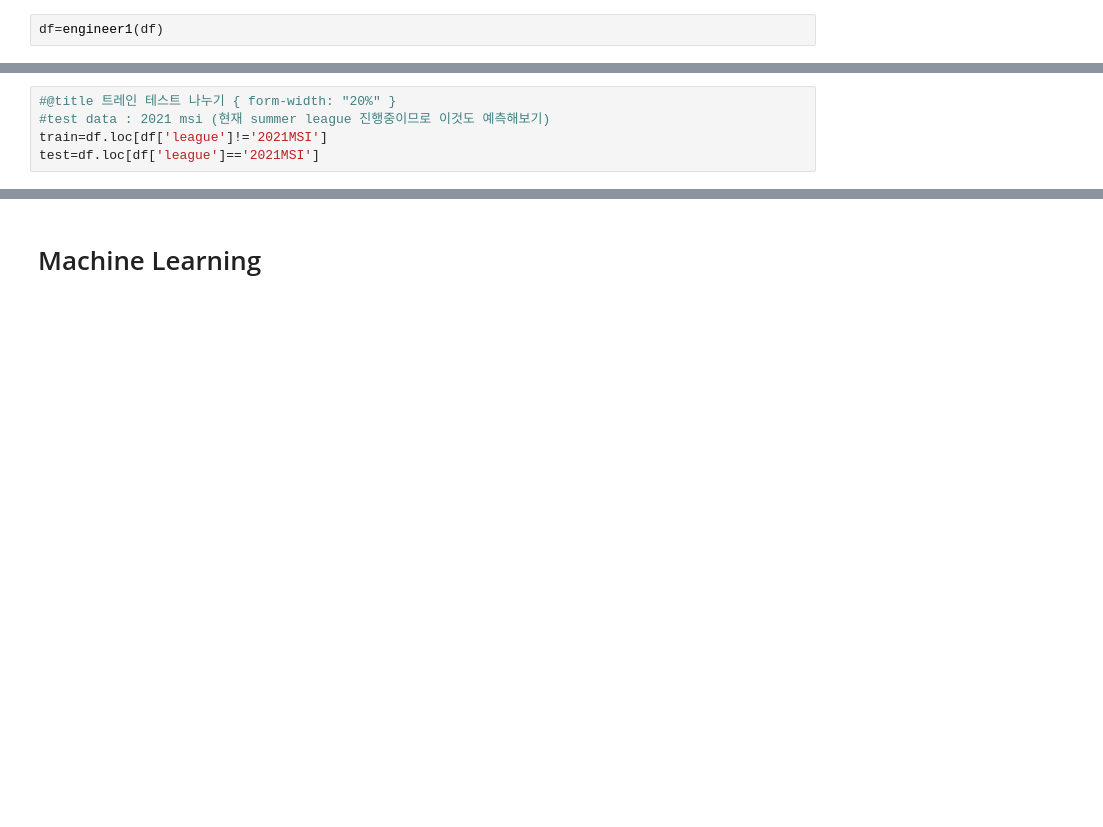
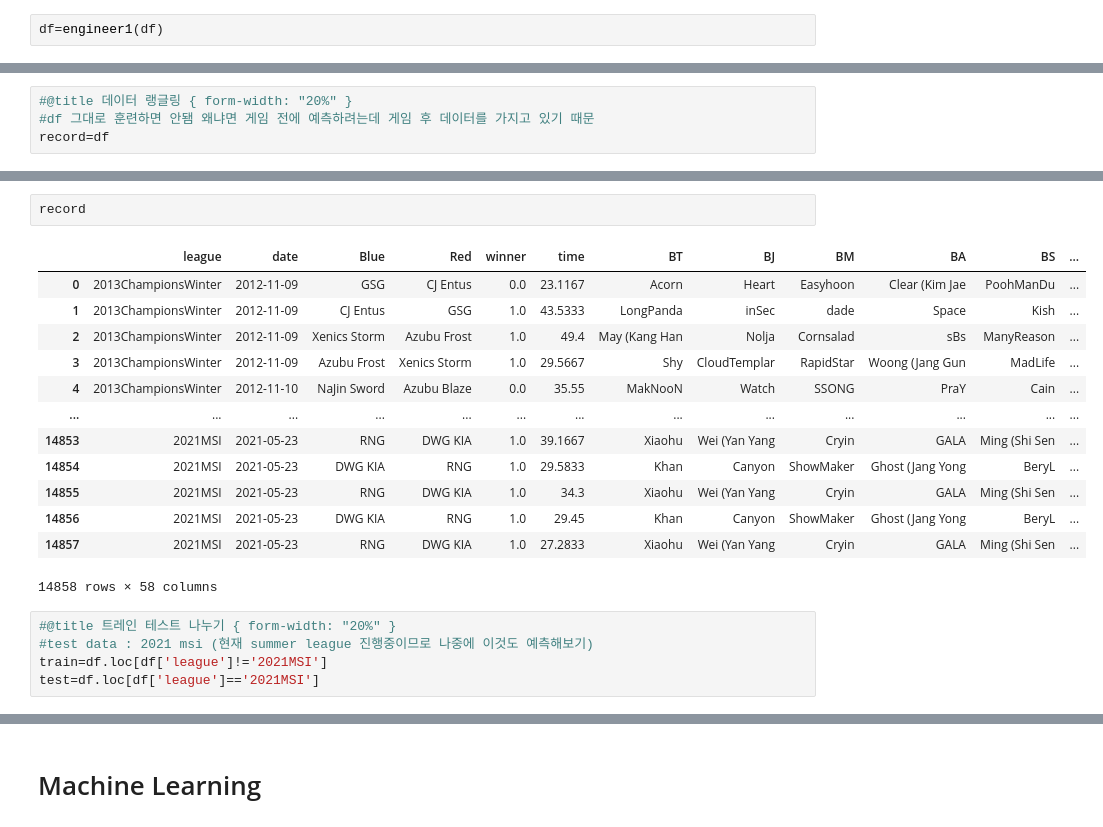
Before and after one commit to snaiws/Project-2, a Jupyter notebook: Project2.ipynb, the cells around one changed output, grey strips where cells are left out. Saved outputs shown, nothing was run; the diff lists cells and outputs as text; blank space fills up the shorter version.

```diff
--- a/Project2.ipynb
+++ b/Project2.ipynb
@@ -949,0 +999,4 @@ df=engineer2(df)
+# %%
+#@title 데이터 랭글링 { form-width: "20%" }
+#df 그대로 훈련하면 안됌 왜냐면 게임 전에 예측하려는데 게임 후 데이터를 가지고 있기 때문
+record=df
@@ -950,5 +1082,21 @@ df=engineer2(df)
+# %%
+record
+# %% [output]
+|  | league | date | Blue | Red | winner | time | BT | BJ | BM | BA | BS | ... |
+| 0 | 2013ChampionsWinter | 2012-11-09 | GSG | CJ Entus | 0.0 | 23.1167 | Acorn | Heart | Easyhoon | Clear (Kim Jae | PoohManDu | ... |
+| 1 | 2013ChampionsWinter | 2012-11-09 | CJ Entus | GSG | 1.0 | 43.5333 | LongPanda | inSec | dade | Space | Kish | ... |
+| 2 | 2013ChampionsWinter | 2012-11-09 | Xenics Storm | Azubu Frost | 1.0 | 49.4 | May (Kang Han | Nolja | Cornsalad | sBs | ManyReason | ... |
+| 3 | 2013ChampionsWinter | 2012-11-09 | Azubu Frost | Xenics Storm | 1.0 | 29.5667 | Shy | CloudTemplar | RapidStar | Woong (Jang Gun | MadLife | ... |
+| 4 | 2013ChampionsWinter | 2012-11-10 | NaJin Sword | Azubu Blaze | 0.0 | 35.55 | MakNooN | Watch | SSONG | PraY | Cain | ... |
+| ... | ... | ... | ... | ... | ... | ... | ... | ... | ... | ... | ... | ... |
+| 14853 | 2021MSI | 2021-05-23 | RNG | DWG KIA | 1.0 | 39.1667 | Xiaohu | Wei (Yan Yang | Cryin | GALA | Ming (Shi Sen | ... |
+| 14854 | 2021MSI | 2021-05-23 | DWG KIA | RNG | 1.0 | 29.5833 | Khan | Canyon | ShowMaker | Ghost (Jang Yong | BeryL | ... |
+| 14855 | 2021MSI | 2021-05-23 | RNG | DWG KIA | 1.0 | 34.3 | Xiaohu | Wei (Yan Yang | Cryin | GALA | Ming (Shi Sen | ... |
+| 14856 | 2021MSI | 2021-05-23 | DWG KIA | RNG | 1.0 | 29.45 | Khan | Canyon | ShowMaker | Ghost (Jang Yong | BeryL | ... |
+| 14857 | 2021MSI | 2021-05-23 | RNG | DWG KIA | 1.0 | 27.2833 | Xiaohu | Wei (Yan Yang | Cryin | GALA | Ming (Shi Sen | ... |
+14858 rows × 58 columns
 # %%
 #@title 트레인 테스트 나누기 { form-width: "20%" }
-#test data : 2021 msi (현재 summer league 진행중이므로 이것도 예측해보기)
+#test data : 2021 msi (현재 summer league 진행중이므로 나중에 이것도 예측해보기)
 train=df.loc[df['league']!='2021MSI']
 test=df.loc[df['league']=='2021MSI']
```
Also changed, not shown: parts of 32 cells of this notebook.
